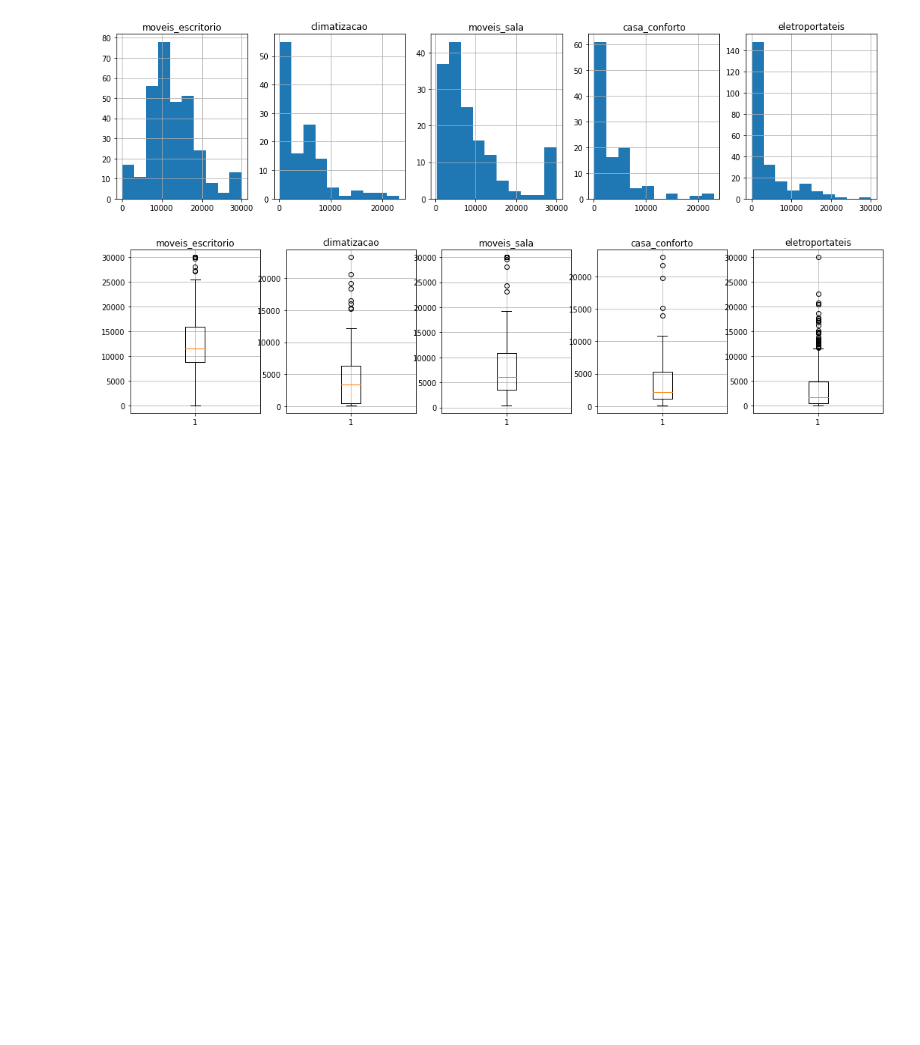
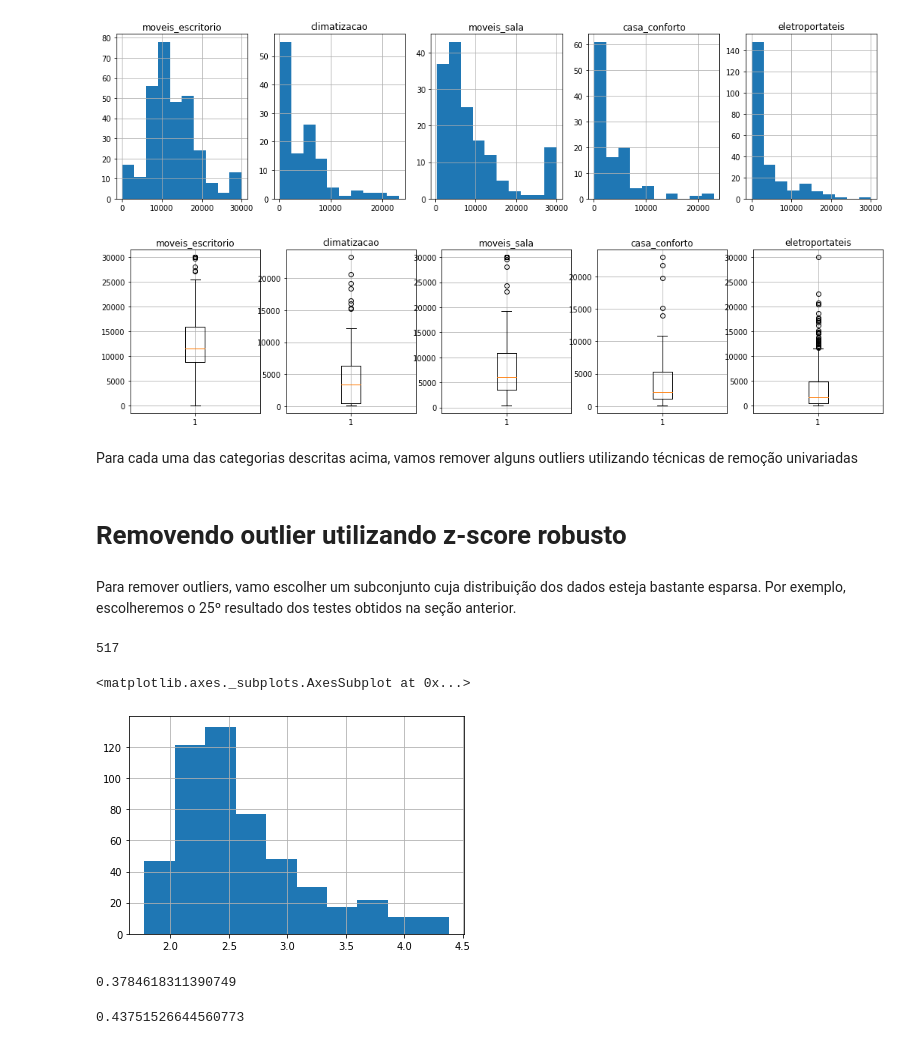
Before and after one commit to AdsonRamos/if697-2020.2, a Jupyter notebook: Projeto_IF697.ipynb, the cells around one changed output. Drawn from its saved outputs; the diff is of its cells as text; code cells hidden in the pictures; blank space fills up the shorter version.

Commit message:
Utilizando z-score robusto para remoção de outliers

```diff
--- a/Projeto_IF697.ipynb
+++ b/Projeto_IF697.ipynb
@@ -336,3 +334,31 @@ for i in range(5):
   axes[i].grid(True)
 # %% [output]
 [figure]
+# %% [markdown]
+Para cada uma das categorias descritas acima, vamos remover alguns outliers utilizando técnicas de remoção univariadas
+# %% [markdown]
+# Removendo outlier utilizando z-score robusto
+# %% [markdown]
+Para remover outliers, vamo escolher um subconjunto cuja distribuição dos dados esteja bastante esparsa. Por exemplo, escolheremos o 25º resultado dos testes obtidos na seção anterior.
+# %%
+from numpy import log10
+pesos = products[products['product_category_name'] == tests[25]['category']]['product_weight_g']
+print(len(pesos))
+# %% [output]
+517
+# %%
+pesos_log = log10(pesos)
+pesos_log.hist()
+# %% [output]
+<matplotlib.axes._subplots.AxesSubplot at 0x...>
+[figure, added]
+# %%
+from numpy import abs
+mad = abs(pesos_log - pesos_log.median()).median()*(1/0.6745)
+print(mad)
+# %% [output]
+0.3784618311390749
+# %%
+pesos_log.mad()
+# %% [output]
+0.43751526644560773
```
Also changed, not shown: parts of 6 cells of this notebook.
